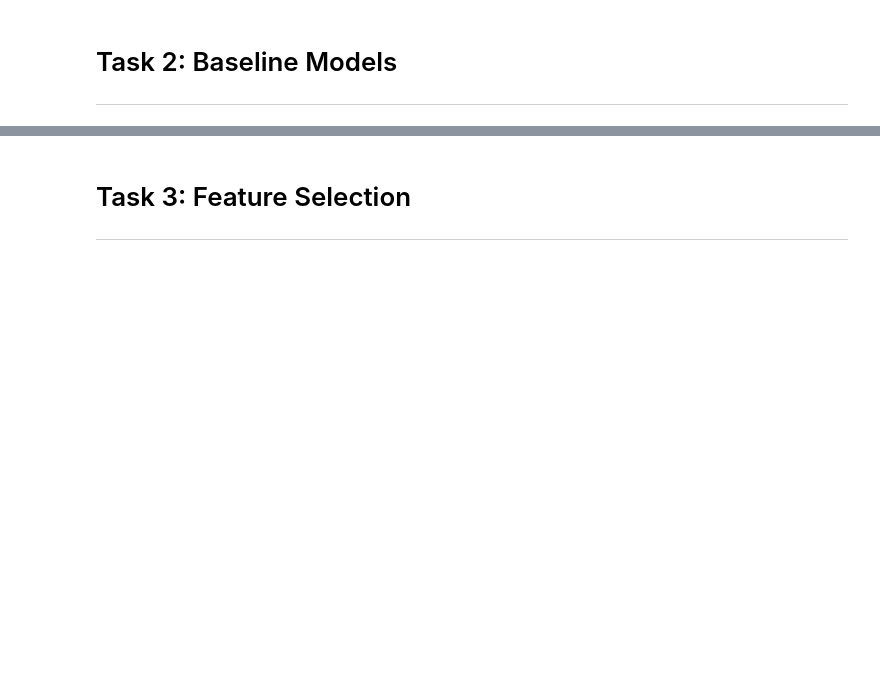
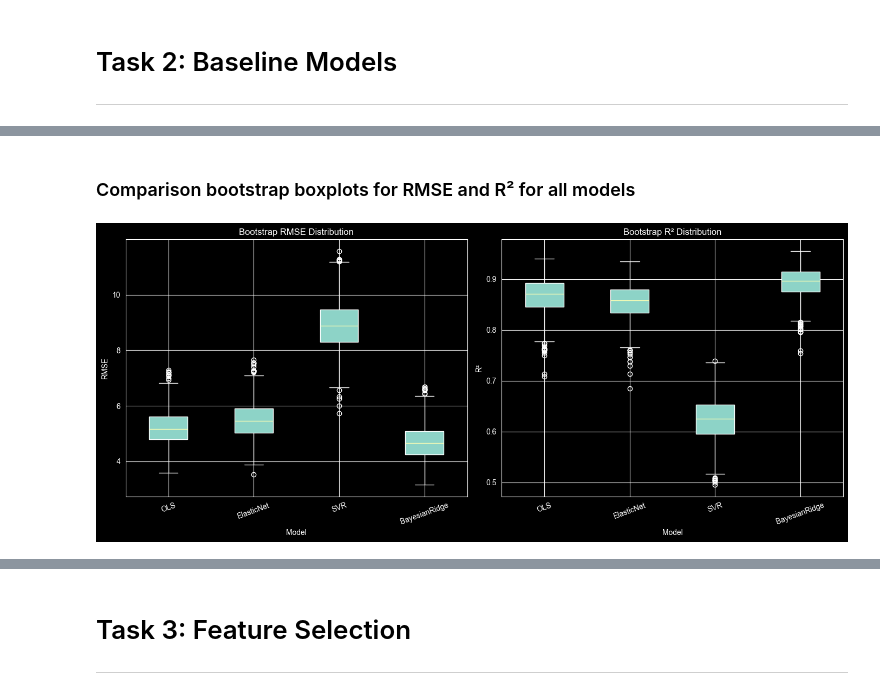
Before and after one commit to Mushroompilamis/MLCB26_Assignment1, a Jupyter notebook: notebooks/model_analysis.ipynb, the cells around one changed output, grey strips where cells are left out. Cells and saved outputs as stored; diff of their text form; code cells hidden in the pictures; blank space fills up the shorter version.

Commit message:
Redone Task 1-2

```diff
--- a/notebooks/model_analysis.ipynb
+++ b/notebooks/model_analysis.ipynb
@@ -340,5 +136,0 @@ comparison_table
-# %%
-#Summary table for each model
-results= {"OLS": ols_cpg_results, "ElasticNet": elastic_results,"SVR": svr_results,"BayesianRidge": bayes_results}
-#Boxplot print
-bootstrap_boxplots(results)
@@ -362,0 +141,5 @@ train_val
+# %%
+X_train_cpg = results["cpg"]["X_train_processed"]
+X_val_cpg = results["cpg"]["X_val_processed"]
+y_train = results["cpg"]["y_train"]
+y_val = results["cpg"]["y_val"]
@@ -362,0 +148,10 @@ train_val
+# %%
+#ElasticNet
+elastic_model, elastic_pred = model_elasticnet(X_train_cpg, y_train, X_val_cpg)
+elastic_results = evaluation_of_model(y_val, elastic_pred)
+#SVR
+svr_fit, svr_pred = svr_model(X_train_cpg, y_train, X_val_cpg)
+svr_results = evaluation_of_model(y_val, svr_pred)
+#BayesianRidge
+bayes_model, bayes_pred = bayesianridge_model(X_train_cpg, y_train, X_val_cpg)
+bayes_results = evaluation_of_model(y_val, bayes_pred)
@@ -362,0 +167,7 @@ train_val
+# %%
+task22_results = {
+    "OLS": ols_results["cpg"]["metrics"],
+    "ElasticNet": elastic_results,
+    "SVR": svr_results,
+    "BayesianRidge": bayes_results
+}
@@ -362,0 +187,6 @@ train_val
+# %% [markdown]
+### Comparison bootstrap boxplots for RMSE and R² for all models
+# %%
+bootstrap_boxplots(task22_results)
+# %% [output]
+[figure, added]
```
Also changed, not shown: parts of 46 cells of this notebook, 4 other files.
